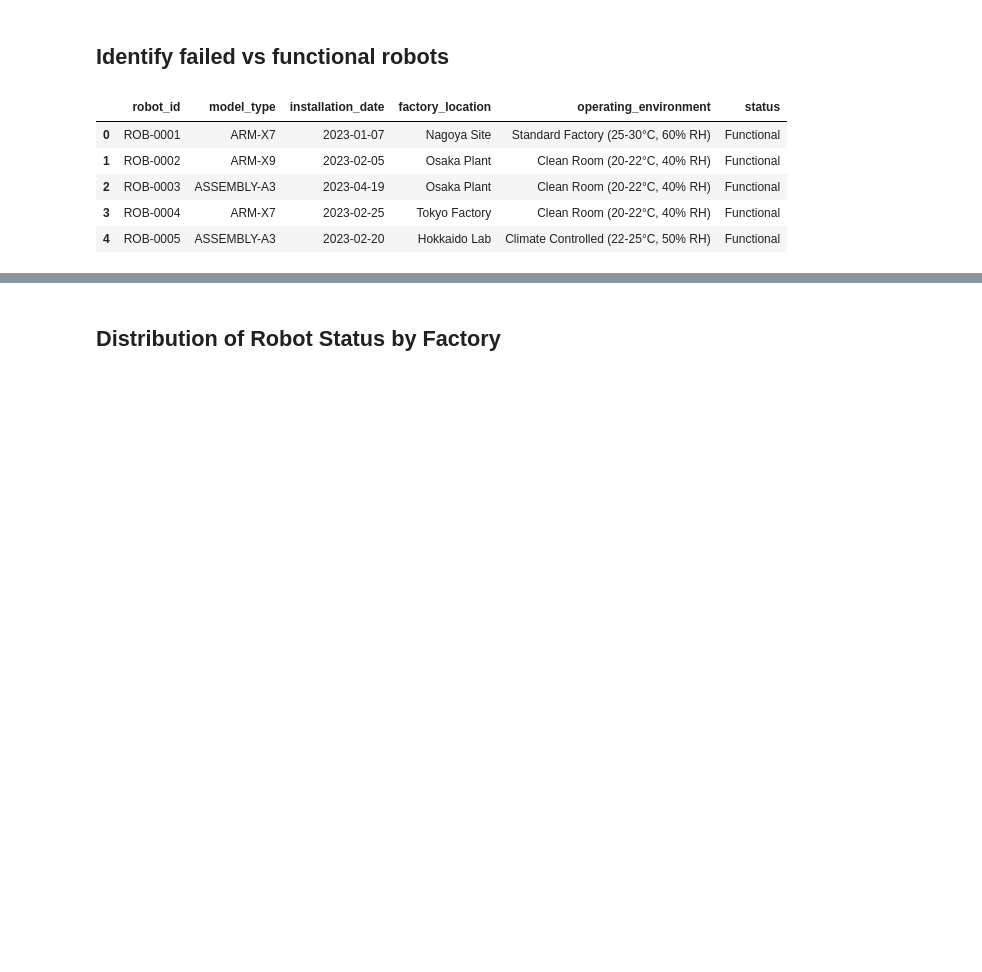
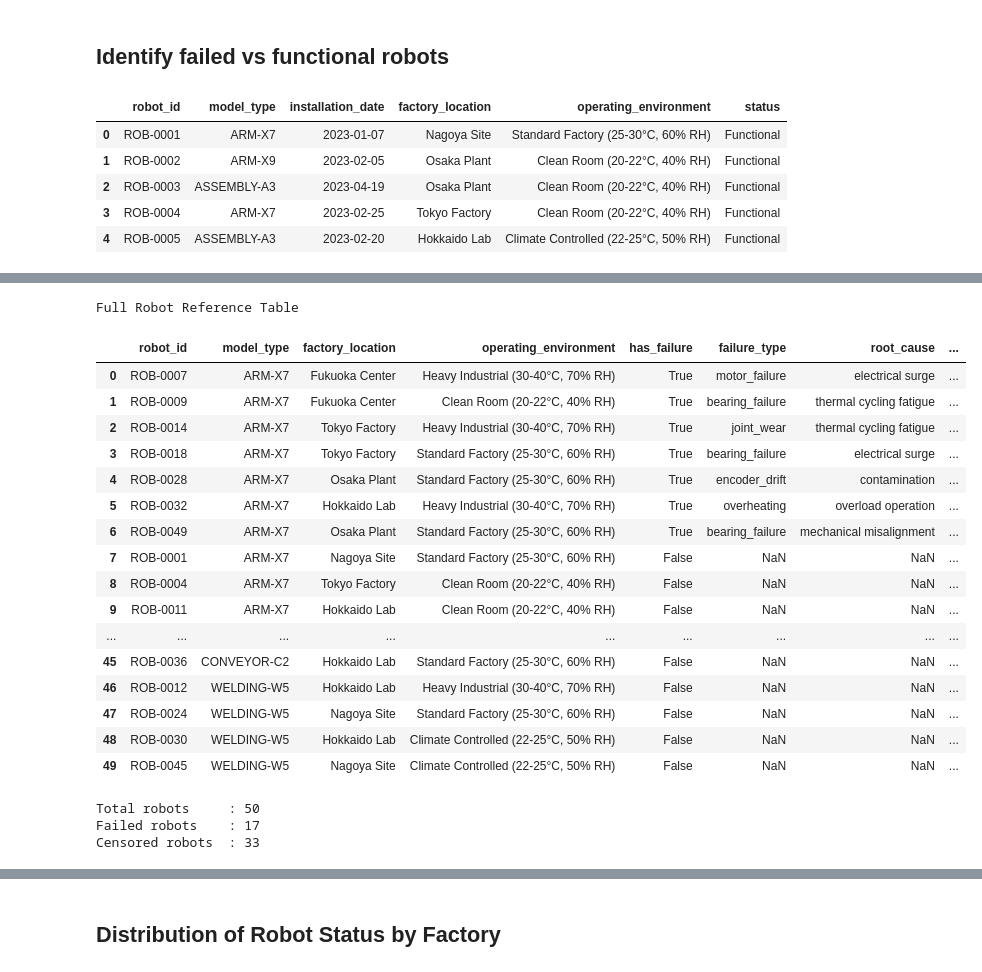
Before and after one commit to OluwamuyiwaJaiyeola/rul-predictive-maintenance, a Jupyter notebook: notebooks/01_eda.ipynb, the cells around one changed output, grey strips where cells are left out. Saved outputs shown, nothing was run; the diff lists cells and outputs as text; code cells hidden in the pictures; blank space fills up the shorter version.

```diff
--- a/notebooks/01_eda.ipynb
+++ b/notebooks/01_eda.ipynb
@@ -470,0 +620,61 @@ display(robot_status_df.head())
+# %%
+# Build full robot reference table
+
+# Start with robot metadata
+robot_reference = robot_df[
+    ["robot_id", "model_type", "factory_location", "operating_environment"]
+].copy()
+
+# Add failure status
+robot_reference["has_failure"] = robot_reference["robot_id"].isin(
+    failure_df["robot_id"]
+)
+
+# Add failure type and root cause where available
+robot_reference = robot_reference.merge(
+    failure_df[["robot_id", "failure_type", "root_cause", "failure_time"]],
+    on="robot_id",
+    how="left"
+)
+
+# Add label status
+robot_reference["label_status"] = np.where(
+    robot_reference["has_failure"],
+    "labelled_failure_timeline",
+    "censored_unlabelled"
+)
+
+# Sort by model type then robot id for easy reading
+robot_reference = robot_reference.sort_values(
+    ["model_type", "has_failure", "robot_id"],
+    ascending=[True, False, True]
+).reset_index(drop=True)
+
+print("Full Robot Reference Table")
+display(robot_reference)
+
+print(f"\nTotal robots     : {robot_reference['robot_id'].nunique()}")
+print(f"Failed robots    : {robot_reference['has_failure'].sum()}")
+print(f"Censored robots  : {(~robot_reference['has_failure']).sum()}")
+# %% [output]
+Full Robot Reference Table
+|  | robot_id | model_type | factory_location | operating_environment | has_failure | failure_type | root_cause | ... |
+| 0 | ROB-0007 | ARM-X7 | Fukuoka Center | Heavy Industrial (30-40°C, 70% RH) | True | motor_failure | electrical surge | ... |
+| 1 | ROB-0009 | ARM-X7 | Fukuoka Center | Clean Room (20-22°C, 40% RH) | True | bearing_failure | thermal cycling fatigue | ... |
+| 2 | ROB-0014 | ARM-X7 | Tokyo Factory | Heavy Industrial (30-40°C, 70% RH) | True | joint_wear | thermal cycling fatigue | ... |
+| 3 | ROB-0018 | ARM-X7 | Tokyo Factory | Standard Factory (25-30°C, 60% RH) | True | bearing_failure | electrical surge | ... |
+| 4 | ROB-0028 | ARM-X7 | Osaka Plant | Standard Factory (25-30°C, 60% RH) | True | encoder_drift | contamination | ... |
+| 5 | ROB-0032 | ARM-X7 | Hokkaido Lab | Heavy Industrial (30-40°C, 70% RH) | True | overheating | overload operation | ... |
+| 6 | ROB-0049 | ARM-X7 | Osaka Plant | Standard Factory (25-30°C, 60% RH) | True | bearing_failure | mechanical misalignment | ... |
+| 7 | ROB-0001 | ARM-X7 | Nagoya Site | Standard Factory (25-30°C, 60% RH) | False | NaN | NaN | ... |
+| 8 | ROB-0004 | ARM-X7 | Tokyo Factory | Clean Room (20-22°C, 40% RH) | False | NaN | NaN | ... |
+| 9 | ROB-0011 | ARM-X7 | Hokkaido Lab | Clean Room (20-22°C, 40% RH) | False | NaN | NaN | ... |
+| ... | ... | ... | ... | ... | ... | ... | ... | ... |
+| 45 | ROB-0036 | CONVEYOR-C2 | Hokkaido Lab | Standard Factory (25-30°C, 60% RH) | False | NaN | NaN | ... |
+| 46 | ROB-0012 | WELDING-W5 | Hokkaido Lab | Heavy Industrial (30-40°C, 70% RH) | False | NaN | NaN | ... |
+| 47 | ROB-0024 | WELDING-W5 | Nagoya Site | Standard Factory (25-30°C, 60% RH) | False | NaN | NaN | ... |
+| 48 | ROB-0030 | WELDING-W5 | Hokkaido Lab | Climate Controlled (22-25°C, 50% RH) | False | NaN | NaN | ... |
+| 49 | ROB-0045 | WELDING-W5 | Nagoya Site | Climate Controlled (22-25°C, 50% RH) | False | NaN | NaN | ... |
+Total robots     : 50
+Failed robots    : 17
+Censored robots  : 33
```
Also changed, not shown: parts of 13 cells of this notebook, 5 other files.
